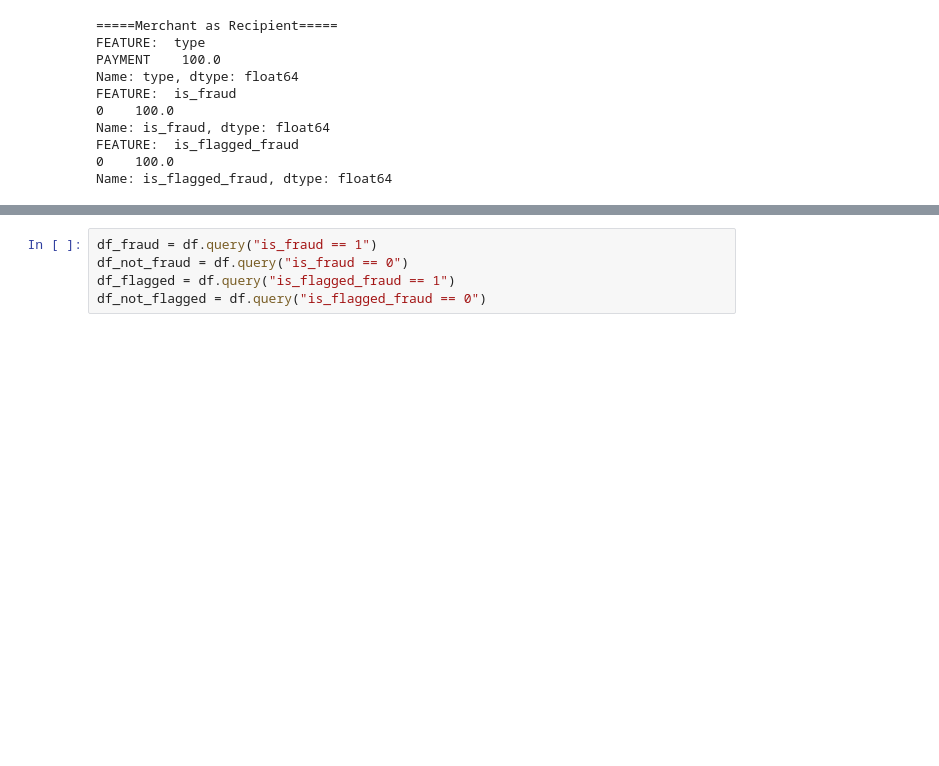
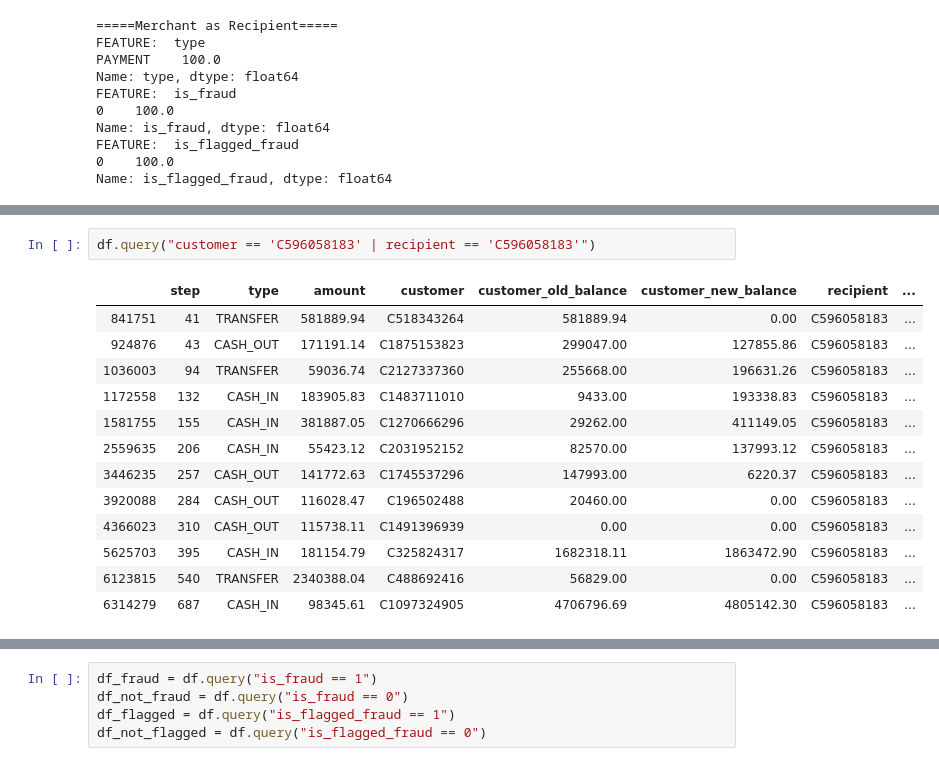
Before and after one commit to valmadrid/Detecting-Financial-Fraud-Transactions, a Jupyter notebook: financial_fraud.ipynb, the cells around one changed output, grey strips where cells are left out. Saved outputs shown, nothing was run; the diff lists cells and outputs as text; blank space fills up the shorter version.

```diff
--- a/financial_fraud.ipynb
+++ b/financial_fraud.ipynb
@@ -336,0 +361,16 @@ Name: is_flagged_fraud, dtype: float64
+# %%
+df.query("customer == 'C596058183' | recipient == 'C596058183'")
+# %% [output]
+|  | step | type | amount | customer | customer_old_balance | customer_new_balance | recipient | ... |
+| 841751 | 41 | TRANSFER | 581889.94 | C518343264 | 581889.94 | 0.00 | C596058183 | ... |
+| 924876 | 43 | CASH_OUT | 171191.14 | C1875153823 | 299047.00 | 127855.86 | C596058183 | ... |
+| 1036003 | 94 | TRANSFER | 59036.74 | C2127337360 | 255668.00 | 196631.26 | C596058183 | ... |
+| 1172558 | 132 | CASH_IN | 183905.83 | C1483711010 | 9433.00 | 193338.83 | C596058183 | ... |
+| 1581755 | 155 | CASH_IN | 381887.05 | C1270666296 | 29262.00 | 411149.05 | C596058183 | ... |
+| 2559635 | 206 | CASH_IN | 55423.12 | C2031952152 | 82570.00 | 137993.12 | C596058183 | ... |
+| 3446235 | 257 | CASH_OUT | 141772.63 | C1745537296 | 147993.00 | 6220.37 | C596058183 | ... |
+| 3920088 | 284 | CASH_OUT | 116028.47 | C196502488 | 20460.00 | 0.00 | C596058183 | ... |
+| 4366023 | 310 | CASH_OUT | 115738.11 | C1491396939 | 0.00 | 0.00 | C596058183 | ... |
+| 5625703 | 395 | CASH_IN | 181154.79 | C325824317 | 1682318.11 | 1863472.90 | C596058183 | ... |
+| 6123815 | 540 | TRANSFER | 2340388.04 | C488692416 | 56829.00 | 0.00 | C596058183 | ... |
+| 6314279 | 687 | CASH_IN | 98345.61 | C1097324905 | 4706796.69 | 4805142.30 | C596058183 | ... |
```
Also changed, not shown: parts of 19 cells of this notebook.
